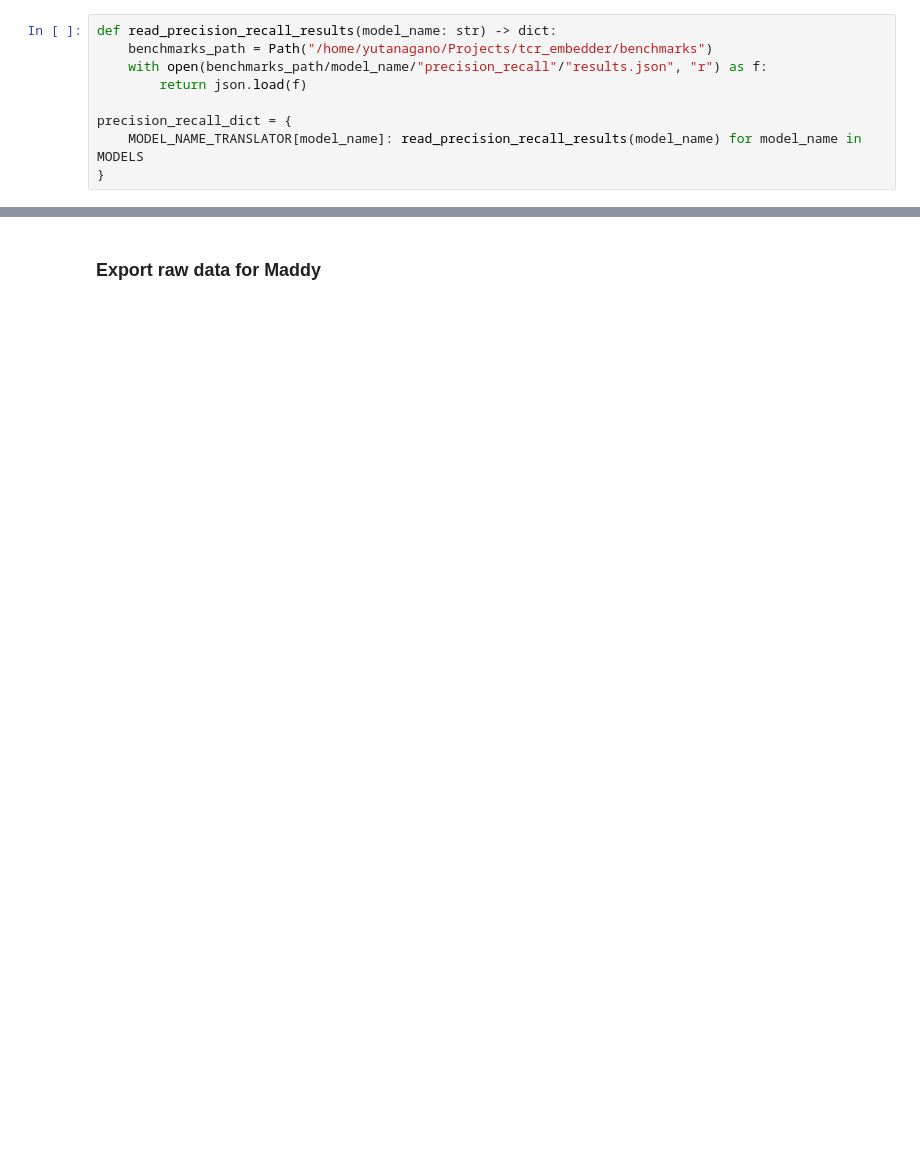
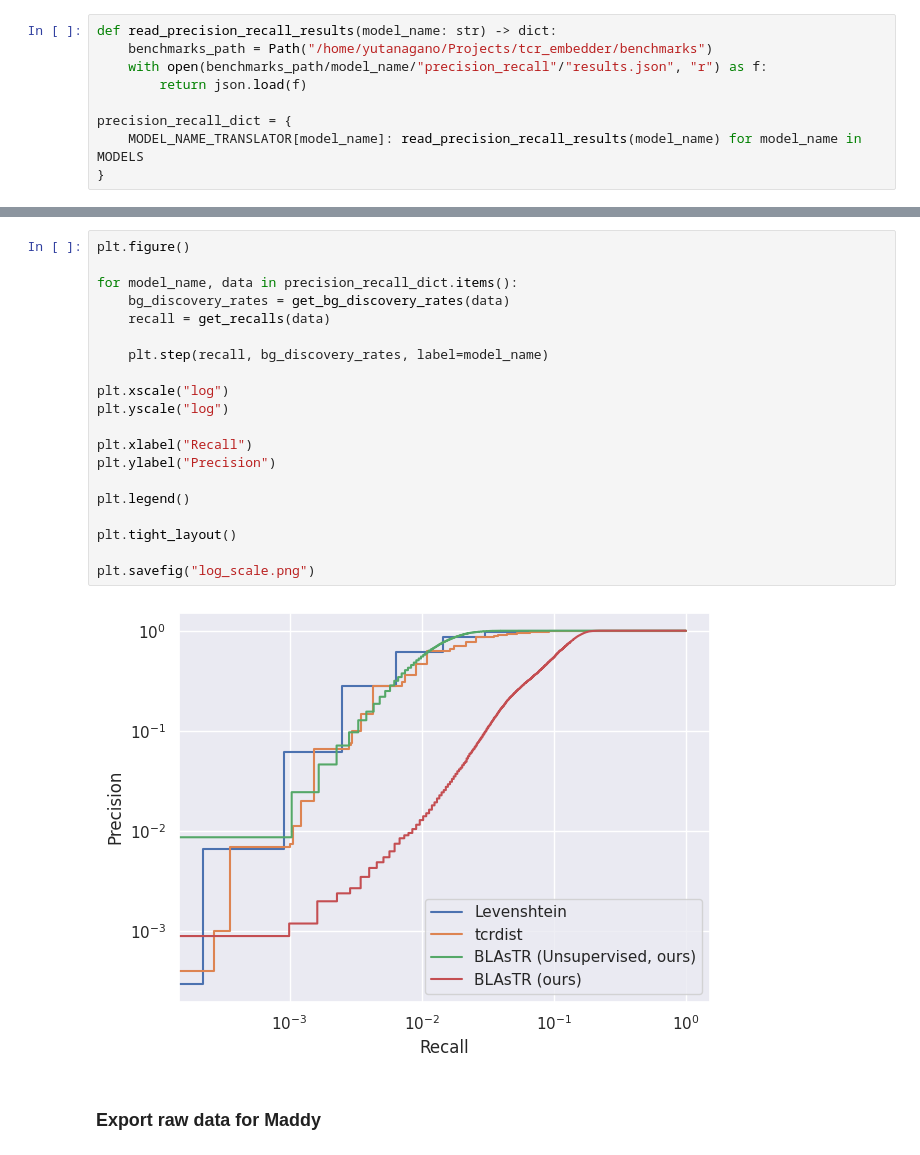
Before and after one commit to yutanagano/tcrlm, a Jupyter notebook: notebooks/misc/draw_multi_model_plots.ipynb, the cells around one changed output, grey strips where cells are left out. Cells and saved outputs as stored; diff of their text form; blank space fills up the shorter version.

```diff
--- a/notebooks/misc/draw_multi_model_plots.ipynb
+++ b/notebooks/misc/draw_multi_model_plots.ipynb
@@ -90,3 +95,25 @@ plt.savefig("log_scale.png")
+# %%
+plt.figure()
+
+for model_name, data in precision_recall_dict.items():
+    bg_discovery_rates = get_bg_discovery_rates(data)
+    recall = get_recalls(data)
+
+    plt.step(recall, bg_discovery_rates, label=model_name)
+
+plt.xscale("log")
+plt.yscale("log")
+
+plt.xlabel("Recall")
+plt.ylabel("Precision")
+
+plt.legend()
+
+plt.tight_layout()
+
+plt.savefig("log_scale.png")
+# %% [output]
+[figure, added]
 # %% [markdown]
 ### Export raw data for Maddy
 # %%
```
Also changed, not shown: parts of 5 cells of this notebook, 3 other files.
